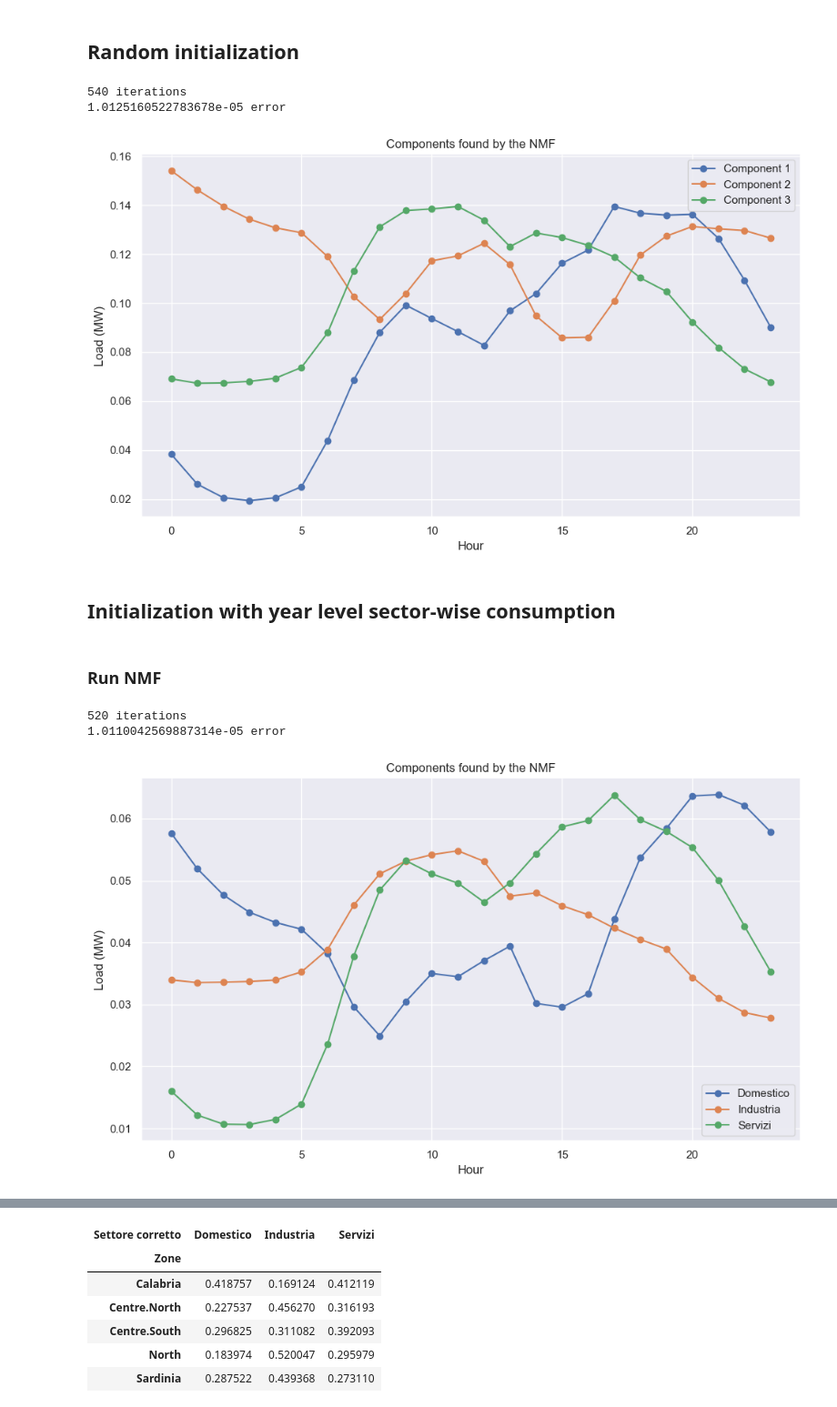
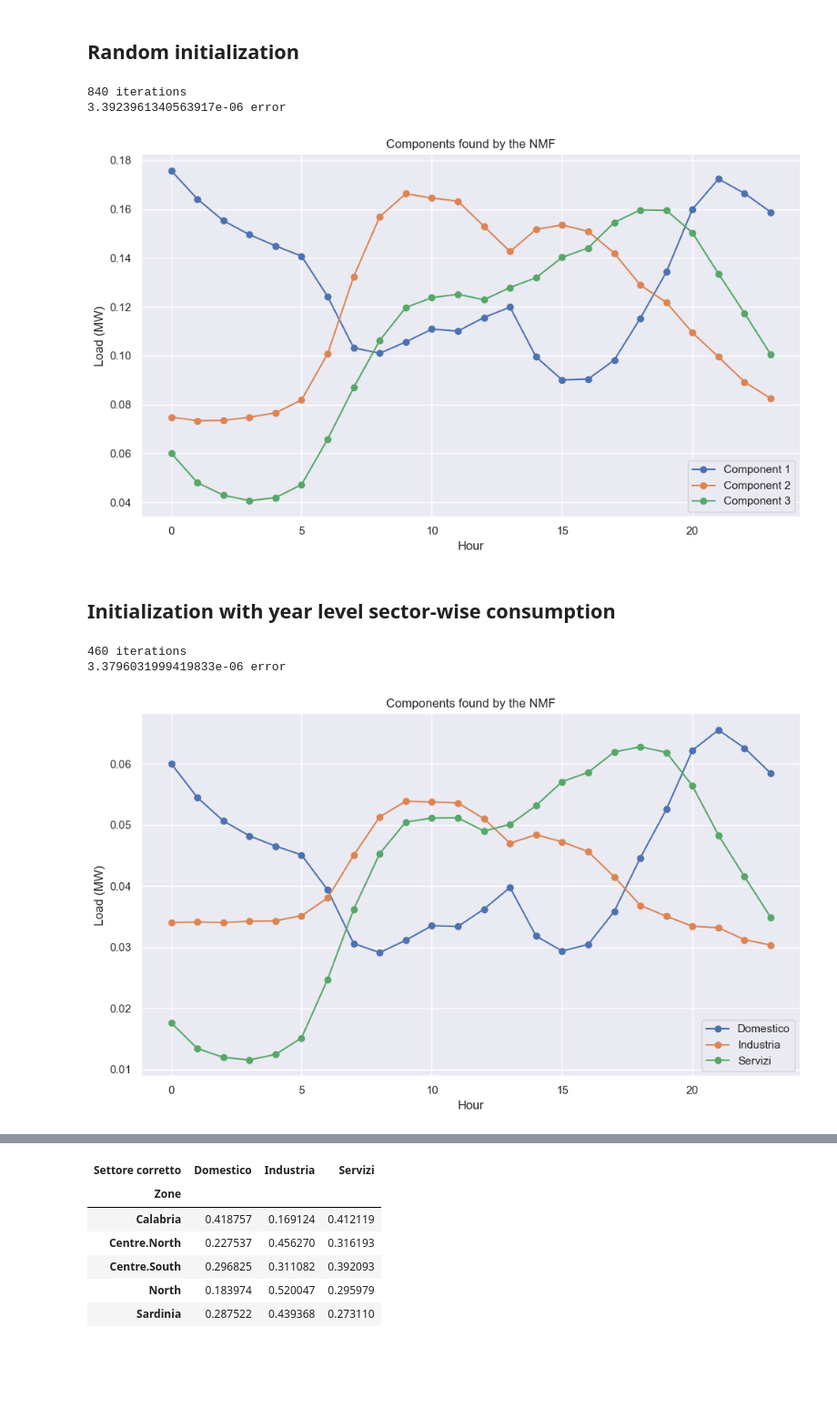
Before and after one commit to gkchln/load_bss, a Jupyter notebook: NMF.ipynb, the cells around one changed output, grey strips where cells are left out. Shown at 91% size. Cells and saved outputs as stored; diff of their text form; code cells hidden in the pictures; blank space fills up the shorter version.

```diff
--- a/NMF.ipynb
+++ b/NMF.ipynb
@@ -32,0 +36,7 @@ months = ['12']
+# %%
+def initialize_W(df, X, region_cons_df):
+    W = df[['region']]
+    W = W.merge(region_cons_df, how='left', left_on='region', right_index=True)
+    W.drop('region', axis=1, inplace=True)
+    W = W.mul(X.sum(axis=1), axis=0)
+    return W
@@ -48,7 +73,7 @@ input_df.head(3)
 # %%
 unit_info = input_df.index.str.extract(r'^(?P<region>[\w.]+)_(?P<year>\d{4})-(?P<month>\d{2})-\d{2}_(?P<daytype>[\w ]+)$').set_index(input_df.index)
 df = pd.concat([input_df, unit_info], axis=1)
-df = df[df.month.isin(months)]
+# df = df[df.month.isin(months)]
 # df = df[(df.month == '10')&(df.daytype=='Working day')]
 print(len(df))
 df.head(3)
@@ -228,13 +250,11 @@ plot_components(H, ax=axs, title=f"Components found by the NMF")
 
 plt.tight_layout()
 # %% [output]
-540 iterations
-1.0125160522783678e-05 error
+840 iterations
+3.3923961340563917e-06 error
-[figure, old version]
+[figure, new version]
 # %% [markdown]
 ## Initialization with year level sector-wise consumption
-# %% [markdown]
-### Run NMF
 # %%
 n_components = 3
 random_state = None
@@ -242,34 +262,37 @@ tol = 1e-5
 init = 'custom'
 max_iter = 4000
 solver = 'mu'
 verbose = 0
 
 fig, axs = plt.subplots(1, 1, figsize=(10, 6))
 
 model = NMF(
     n_components=n_components,
     random_state=random_state,
     solver=solver,
     tol=tol,
     init=init,
     max_iter=max_iter,
     verbose=verbose
 )
 
+W_init = initialize_W(df, X, region_cons_df)
+H_init = np.ones((n_components, 24)) / 24
+
 W = model.fit_transform(
     X.values,
     W=W_init.values.copy(order='C'),
     H=H_init
 )
 
 H = model.components_
 
 print('{} iterations'.format(model.n_iter_))
 print('{} error'.format(model.reconstruction_err_/X.size))
 plot_components(H, ax=axs, title=f"Components found by the NMF", component_names=W_init.columns)
 plt.tight_layout()
-plt.savefig('documents/plots/profiles/monthly/month{}_3_sectors_profiles.png'.format('-'.join(months)))
+# plt.savefig('documents/plots/profiles/monthly/month{}_3_sectors_profiles.png'.format('-'.join(months)))
 # %% [output]
-520 iterations
-1.0110042569887314e-05 error
+460 iterations
+3.3796031999419833e-06 error
-[figure, old version]
+[figure, new version]
```
Also changed, not shown: parts of 21 cells of this notebook.
